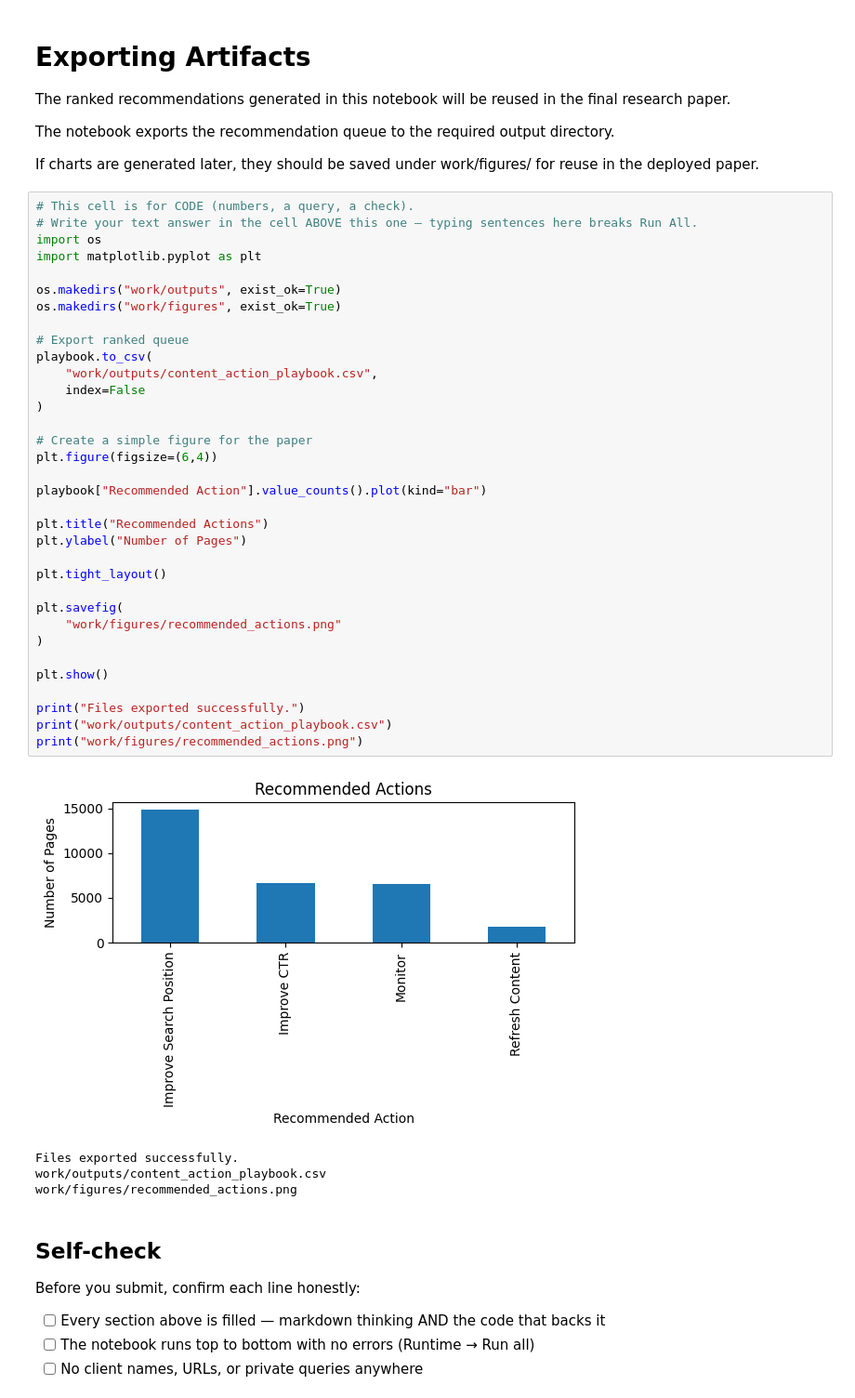
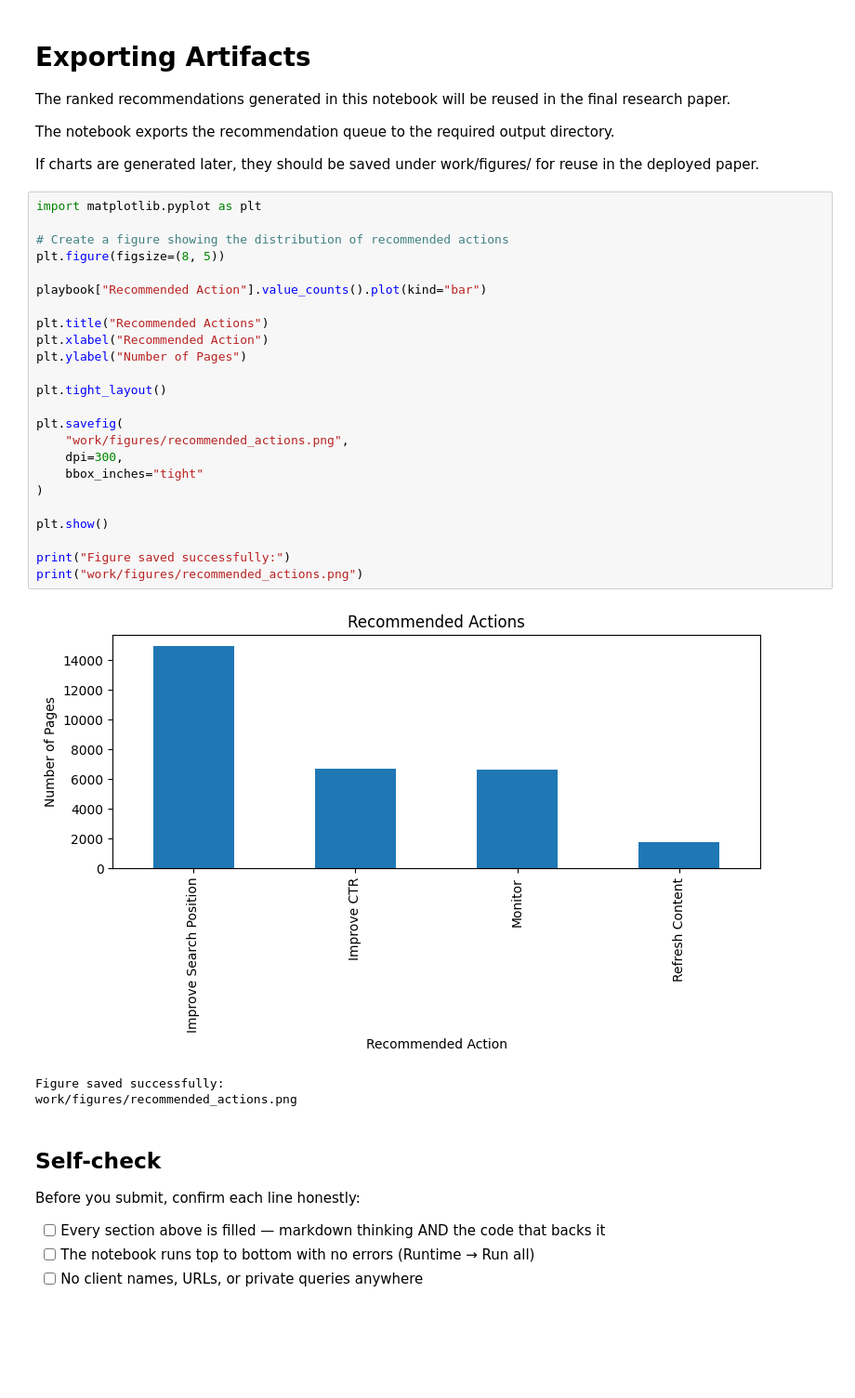
Before and after one commit to muneebulhaq02/flyrank-ml-internship, a Jupyter notebook: work/notebooks/w07_action_playbook.ipynb, the cells around one changed output. Shown at 93% size. Drawn from its saved outputs; the diff is of its cells as text; blank space fills up the shorter version.

```diff
--- a/work/notebooks/w07_action_playbook.ipynb
+++ b/work/notebooks/w07_action_playbook.ipynb
@@ -289,43 +289,32 @@ The notebook exports the recommendation queue to the required output directory.
 
 If charts are generated later, they should be saved under work/figures/ for reuse in the deployed paper.
 # %%
-# This cell is for CODE (numbers, a query, a check).
-# Write your text answer in the cell ABOVE this one — typing sentences here breaks Run All.
-import os
 import matplotlib.pyplot as plt
 
-os.makedirs("work/outputs", exist_ok=True)
-os.makedirs("work/figures", exist_ok=True)
-
-# Export ranked queue
-playbook.to_csv(
-    "work/outputs/content_action_playbook.csv",
-    index=False
-)
-
-# Create a simple figure for the paper
-plt.figure(figsize=(6,4))
+# Create a figure showing the distribution of recommended actions
+plt.figure(figsize=(8, 5))
 
 playbook["Recommended Action"].value_counts().plot(kind="bar")
 
 plt.title("Recommended Actions")
+plt.xlabel("Recommended Action")
 plt.ylabel("Number of Pages")
 
 plt.tight_layout()
 
 plt.savefig(
-    "work/figures/recommended_actions.png"
+    "work/figures/recommended_actions.png",
+    dpi=300,
+    bbox_inches="tight"
 )
 
 plt.show()
 
-print("Files exported successfully.")
-print("work/outputs/content_action_playbook.csv")
+print("Figure saved successfully:")
 print("work/figures/recommended_actions.png")
 # %% [output]
-[figure, old version]
+[figure, new version]
-Files exported successfully.
-work/outputs/content_action_playbook.csv
+Figure saved successfully:
 work/figures/recommended_actions.png
 # %% [markdown]
 ## Self-check
```
